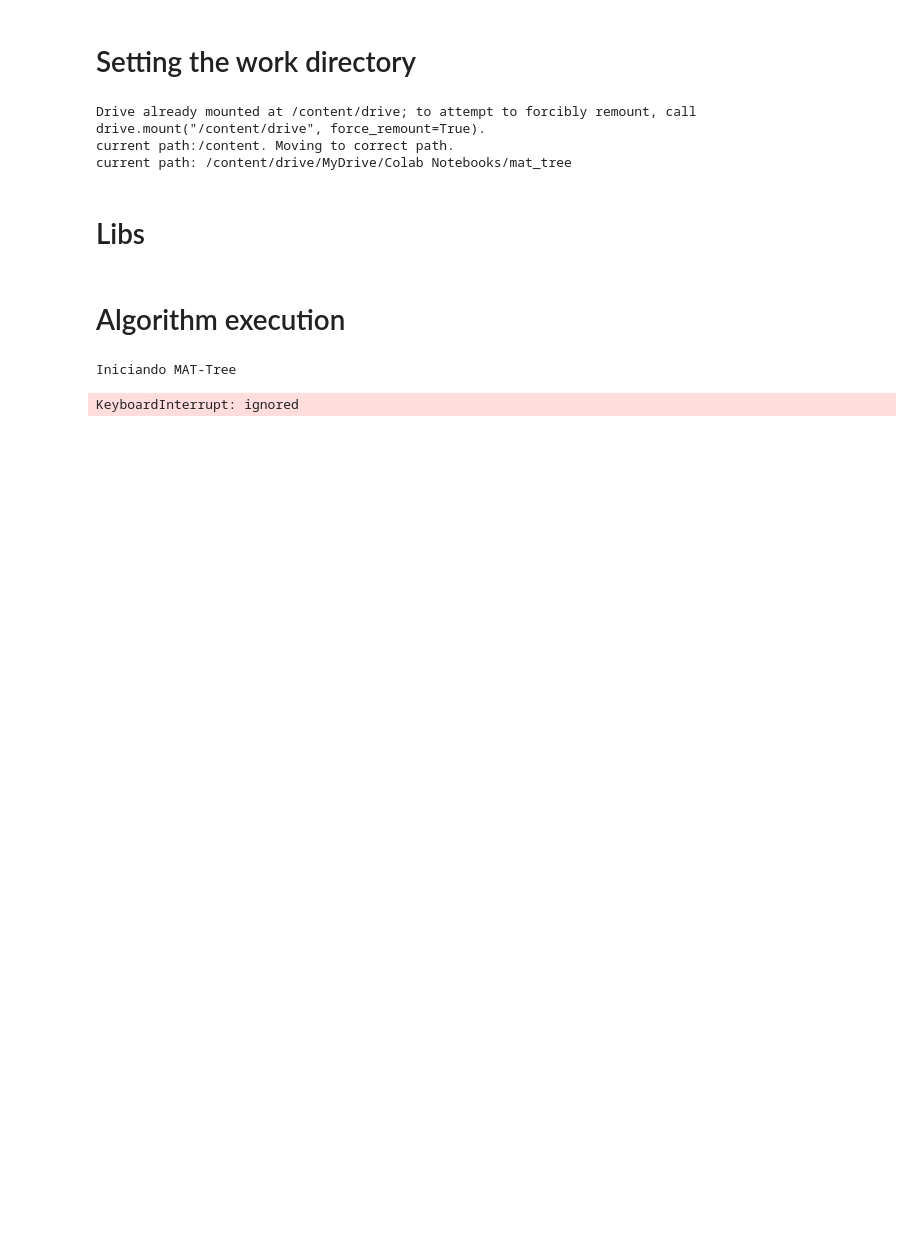
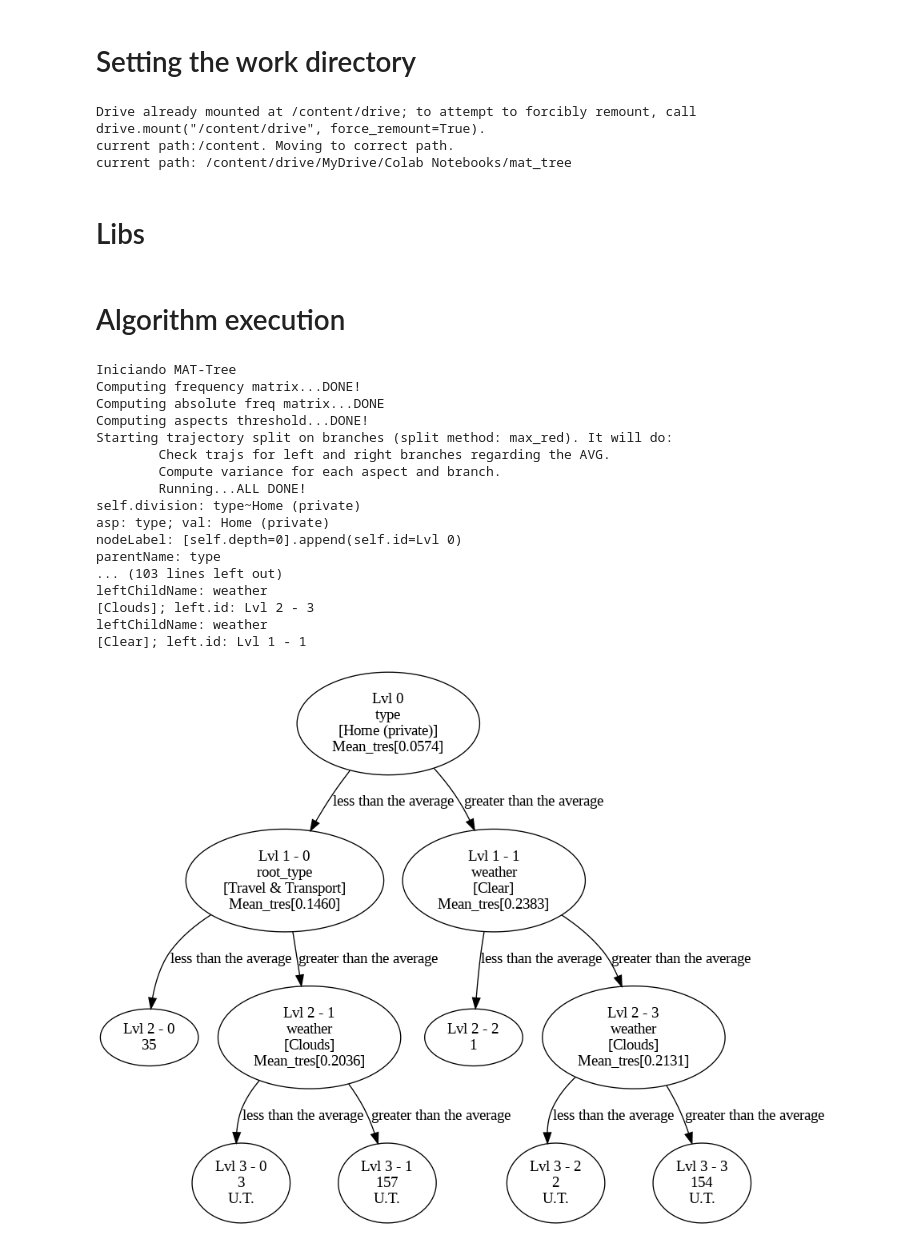
Before and after one commit to Yuri-Nassar/mat_tree, a Jupyter notebook: mattree_main.ipynb, the cells around one changed output. Drawn from its saved outputs; the diff is of its cells as text; code cells hidden in the pictures; blank space fills up the shorter version.

Commit message:
running tests to call fsny dataset correctly

```diff
--- a/mattree_main.ipynb
+++ b/mattree_main.ipynb
@@ -37,15 +47,33 @@ df = get_dataset("fsny_10")
 # %%
 ### var: exclude_aspects
 ### A list of aspects to exclude for clustering or a empty list to use all aspects.
 ### e.g.: exclude_aspects = [] # use all aspects
 ###       exclude_aspects = ['day', 'weather', 'root_type'] # exclude aspects for fsny
 ###       exclude_aspects = ['data', 'idVotacao', 'parlamentar'] # exclude aspects for basometro
-exclude_aspects = ['day', 'weather', 'root_type']
+exclude_aspects = ['day', 'weather', 'root_type']#, 'poi','type','time']
 
 print("Iniciando MAT-Tree")
 self = TreeNodeObject(df=df)
 # # eda_dashboard('ALL', df, self)
 dashtree(self, df, exclude_aspects)
+
+generate_graphic_tree(self, 'path')
 # %% [output]
 Iniciando MAT-Tree
+Computing frequency matrix...DONE!
+Computing absolute freq matrix...DONE
+Computing aspects threshold...DONE!
+Starting trajectory split on branches (split method: max_red). It will do:
+        Check trajs for left and right branches regarding the AVG.
+        Compute variance for each aspect and branch.
+        Running...ALL DONE!
+self.division: type~Home (private)
+asp: type; val: Home (private)
+nodeLabel: [self.depth=0].append(self.id=Lvl 0)
+parentName: type
+... (103 lines left out)
+leftChildName: weather
+[Clouds]; left.id: Lvl 2 - 3
+leftChildName: weather
+[Clear]; left.id: Lvl 1 - 1
-KeyboardInterrupt: ignored
+[figure, added]
```
Also changed, not shown: parts of 4 cells of this notebook, 2 other files.
